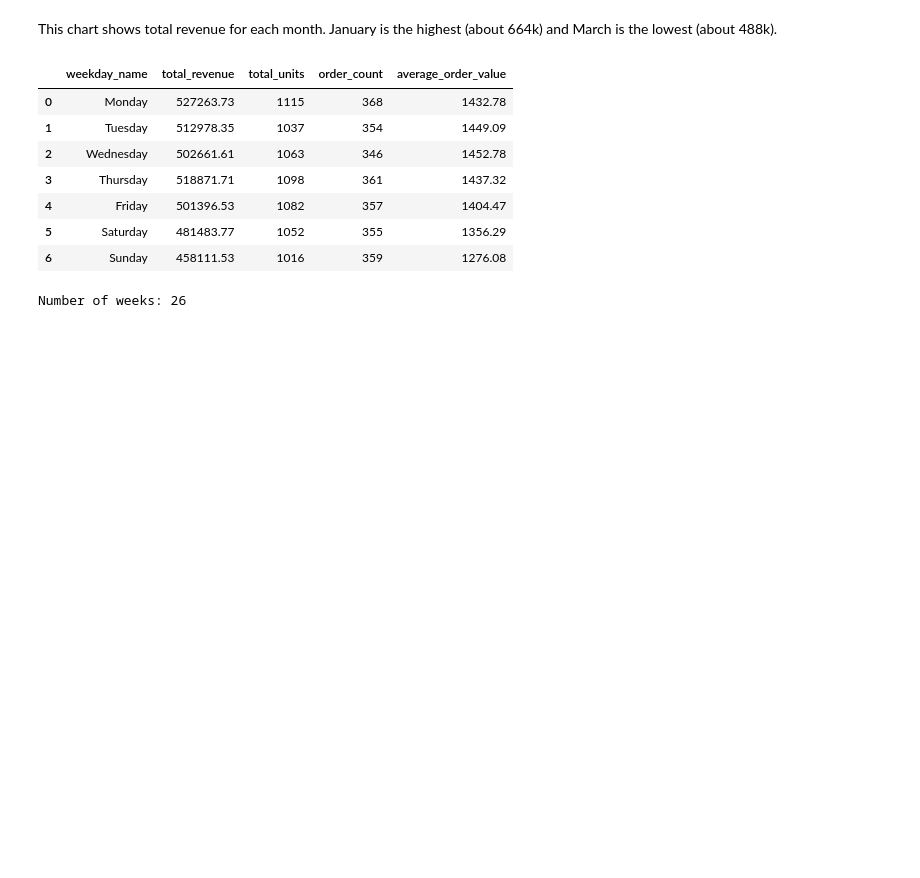
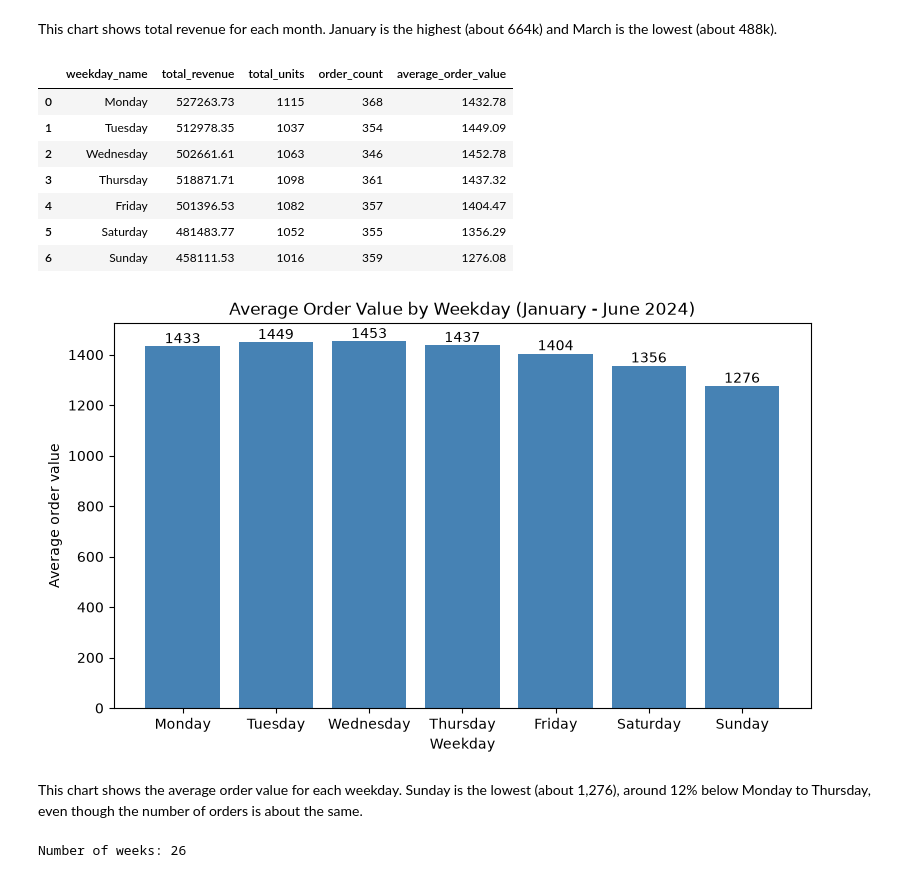
Before and after one commit to Wade-Possible/E-handel, a Jupyter notebook: notebooks/task3_wansiri.ipynb, the cells around one changed output. Drawn from its saved outputs; the diff is of its cells as text; code cells hidden in the pictures; blank space fills up the shorter version.

```diff
--- a/notebooks/task3_wansiri.ipynb
+++ b/notebooks/task3_wansiri.ipynb
@@ -144,6 +146,19 @@ weekday_summary.drop(columns="weekday_number")  # show without weekday number
 | 4 | Friday | 501396.53 | 1082 | 357 | 1404.47 |
 | 5 | Saturday | 481483.77 | 1052 | 355 | 1356.29 |
 | 6 | Sunday | 458111.53 | 1016 | 359 | 1276.08 |
+# %%
+fig = plot_bar(
+    weekday_summary["weekday_name"],  # bar names
+    weekday_summary["average_order_value"],  # bar heights
+    "Average Order Value by Weekday (January - June 2024)",
+    "Weekday",  # name of the x-axis
+    "Average order value"  # name of the y-axis
+)
+plt.show()
+# %% [output]
+[figure, added]
+# %% [markdown]
+This chart shows the average order value for each weekday. Sunday is the lowest (about 1,276), around 12% below Monday to Thursday, even though the number of orders is about the same.
 # %%
 # Sales by week
 
```
Also changed, not shown: parts of 7 cells of this notebook, 2 other files.
